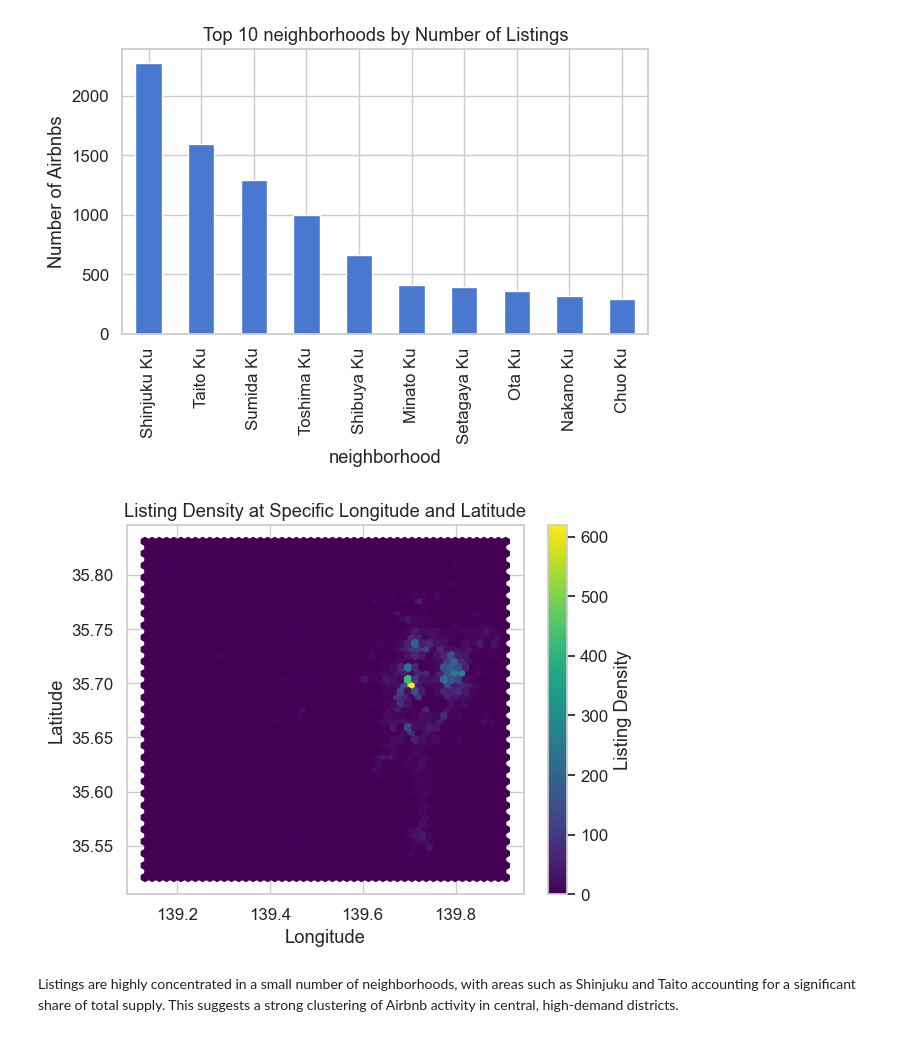
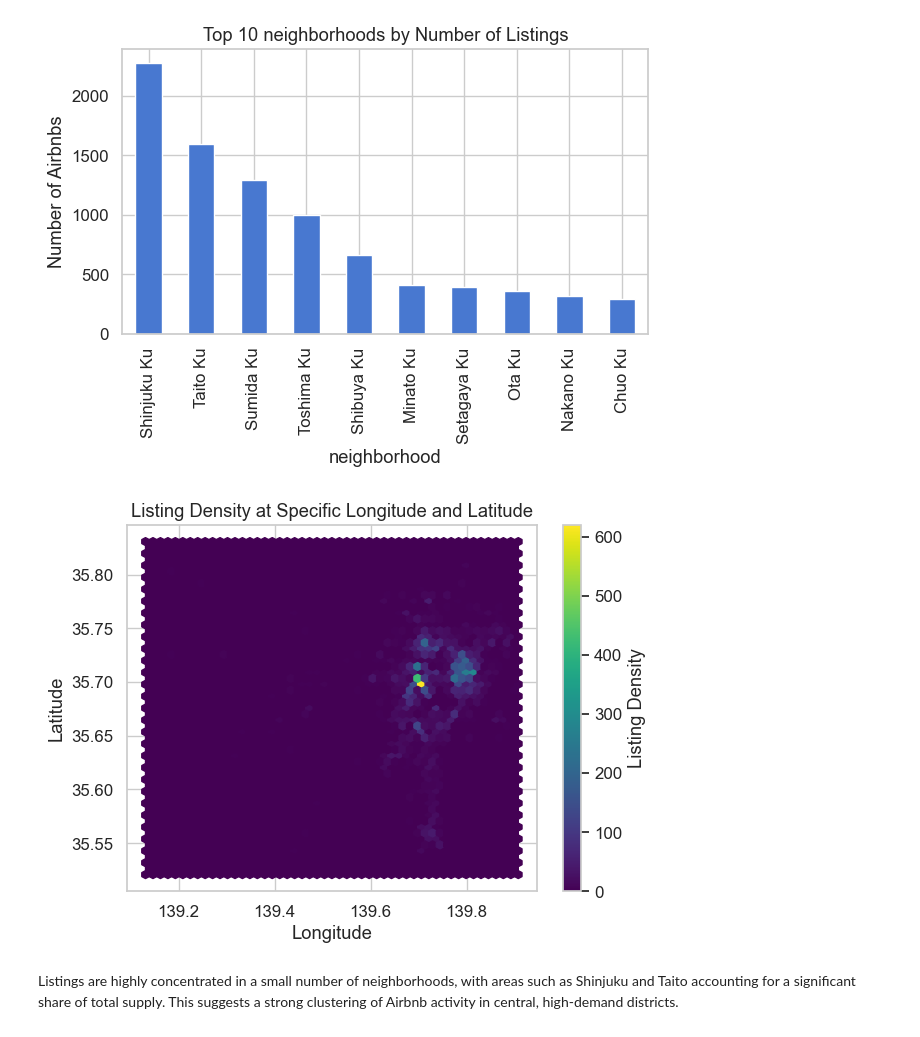
Before and after one commit to rtalde/Tokyo-Airbnb-Price-Analysis, a Jupyter notebook: notebook.ipynb, the cells around one changed output. Drawn from its saved outputs; the diff is of its cells as text; code cells hidden in the pictures.

```diff
--- a/notebook.ipynb
+++ b/notebook.ipynb
@@ -488,18 +494,24 @@ plt.show()
 # %%
 plt.hexbin(
     selected_listings_df["longitude"],
     selected_listings_df["latitude"],
     gridsize=50,
     cmap="viridis"
 )
 
 plt.colorbar(label="Listing Density")
 plt.xlabel("Longitude")
 plt.ylabel("Latitude")
 plt.title("Listing Density at Specific Longitude and Latitude")
+plt.tight_layout()
+plt.savefig(
+    "images/listing_density.png",
+    dpi=300,
+    bbox_inches="tight"
+)
 plt.show()
 # %% [output]
-[figure, old version]
+[figure, new version]
 # %% [markdown]
 Listings are highly concentrated in a small number of neighborhoods, with areas such as Shinjuku and Taito accounting for a significant share of total supply. This suggests a strong clustering of Airbnb activity in central, high-demand districts.
 # %%
```
Also changed, not shown: parts of 3 cells of this notebook.
